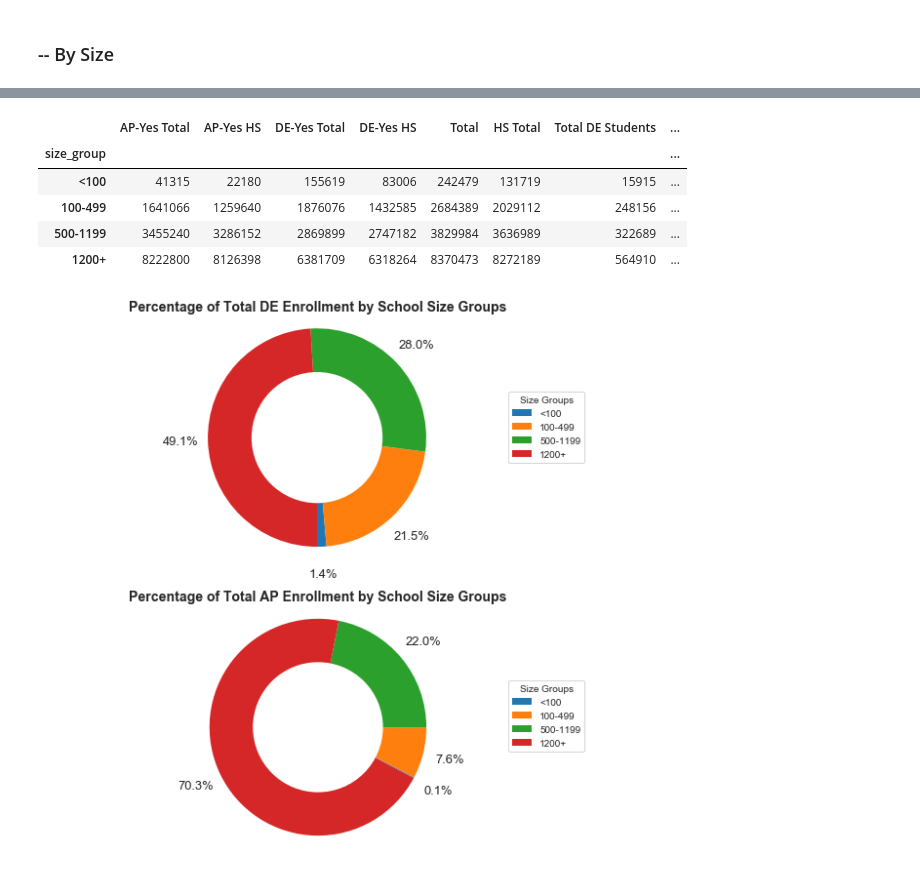
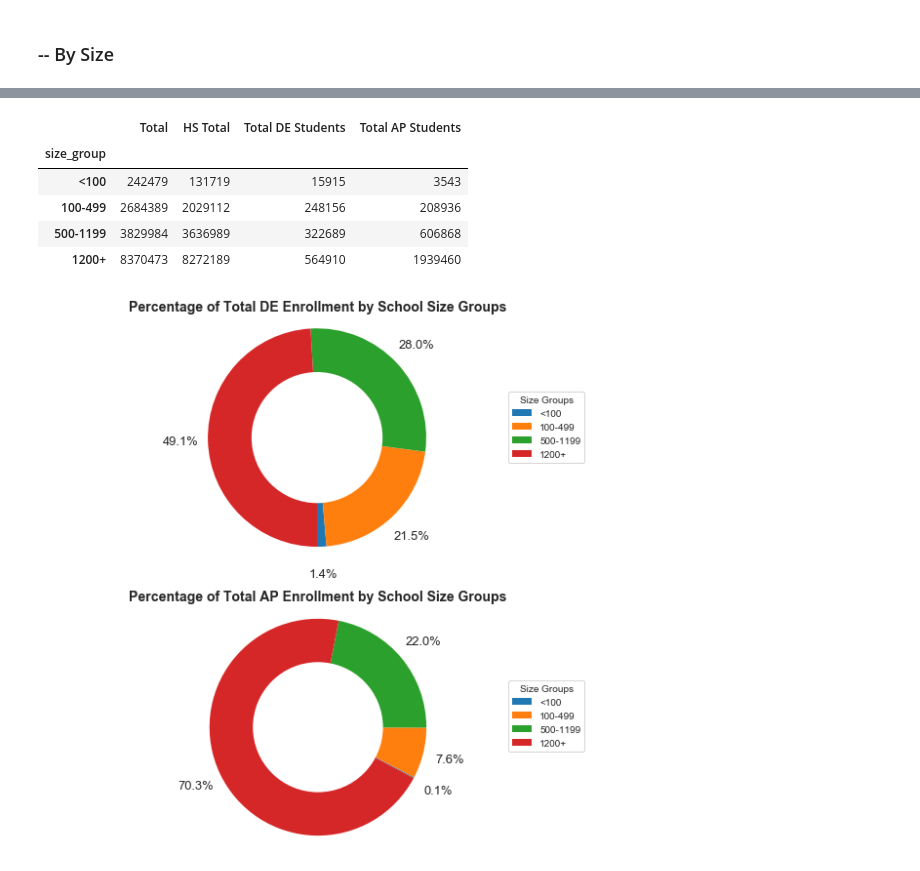
Before and after one commit to oconnoag/nacep_dual_enrollment_analysis, a Jupyter notebook: jupyter_notebooks/02_enrollment_analysis-Copy1.ipynb, the cells around one changed output, grey strips where cells are left out. Saved outputs shown, nothing was run; the diff lists cells and outputs as text; code cells hidden in the pictures.

```diff
--- a/jupyter_notebooks/02_enrollment_analysis-Copy1.ipynb
+++ b/jupyter_notebooks/02_enrollment_analysis-Copy1.ipynb
@@ -438,29 +469,22 @@ pd.DataFrame({'Total': [total_enrollment],
 # %%
 size_total_enrollment = crdc_1516_cleaned.groupby('size_group')['total_enrollment'].sum().rename('Total')
+
 size_hs_total_enrollment = crdc_1516_cleaned.groupby('size_group')['hs_total_enrollment'].sum().rename('HS Total') # Based on the Averager Function
 
-size_deOffering_total_enrollment = crdc_1516_deYes.groupby('size_group')['total_enrollment'].sum().rename('DE-Yes Total')
-size_deOffering_hs_enrollment = crdc_1516_deYes.groupby('size_group')['hs_total_enrollment'].sum().rename('DE-Yes HS') # Based on the Averager Function
+size_de_total_enrollment = crdc_1516_cleaned.groupby('size_group')['de_total_enrollment'].sum().rename('Total DE Students')
+size_ap_total_enrollment = crdc_1516_cleaned.groupby('size_group')['ap_total_enrollment'].sum().rename('Total AP Students')
 
-size_apOffering_total_enrollment = crdc_1516_apYes.groupby('size_group')['total_enrollment'].sum().rename('AP-Yes Total')
-size_apOffering_hs_enrollment = crdc_1516_apYes.groupby('size_group')['hs_total_enrollment'].sum().rename('AP-Yes HS') # Based on the Averager Function
-
-size_de_total_enrollment = crdc_1516_deYes.groupby('size_group')['de_total_enrollment'].sum().rename('Total DE Students')
-size_ap_total_enrollment = crdc_1516_apYes.groupby('size_group')['ap_total_enrollment'].sum().rename('Total AP Students')
-
-size_enrollments = pd.concat([size_apOffering_total_enrollment, size_apOffering_hs_enrollment,
-           size_deOffering_total_enrollment, size_deOffering_hs_enrollment,
-           size_total_enrollment, size_hs_total_enrollment,
+size_enrollments = pd.concat([size_total_enrollment, size_hs_total_enrollment,
            size_de_total_enrollment, size_ap_total_enrollment], axis = 1)
 size_enrollments = size_enrollments.rename({1: '<100', 2: '100-499', 3:'500-1199', 4:'1200+'})
 size_enrollments
 # %% [output]
-|  | AP-Yes Total | AP-Yes HS | DE-Yes Total | DE-Yes HS | Total | HS Total | Total DE Students | ... |
-| size_group |  |  |  |  |  |  |  | ... |
-| <100 | 41315 | 22180 | 155619 | 83006 | 242479 | 131719 | 15915 | ... |
-| 100-499 | 1641066 | 1259640 | 1876076 | 1432585 | 2684389 | 2029112 | 248156 | ... |
-| 500-1199 | 3455240 | 3286152 | 2869899 | 2747182 | 3829984 | 3636989 | 322689 | ... |
-| 1200+ | 8222800 | 8126398 | 6381709 | 6318264 | 8370473 | 8272189 | 564910 | ... |
+|  | Total | HS Total | Total DE Students | Total AP Students |
+| size_group |  |  |  |  |
+| <100 | 242479 | 131719 | 15915 | 3543 |
+| 100-499 | 2684389 | 2029112 | 248156 | 208936 |
+| 500-1199 | 3829984 | 3636989 | 322689 | 606868 |
+| 1200+ | 8370473 | 8272189 | 564910 | 1939460 |
 # %%
 f, (ax1,ax2) = plt.subplots(2,1, figsize = (10,10))
 
```
Also changed, not shown: parts of 3 cells of this notebook.
